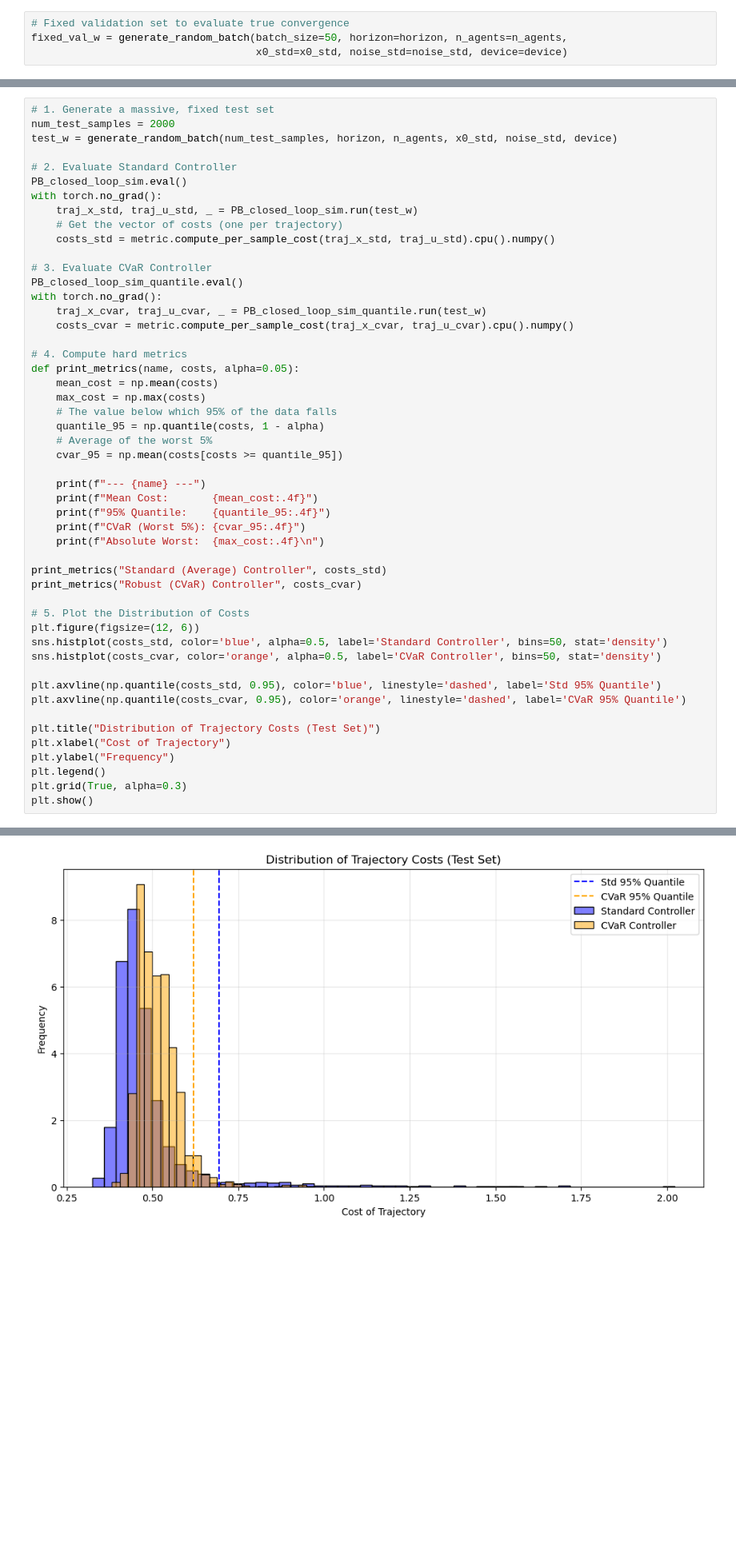
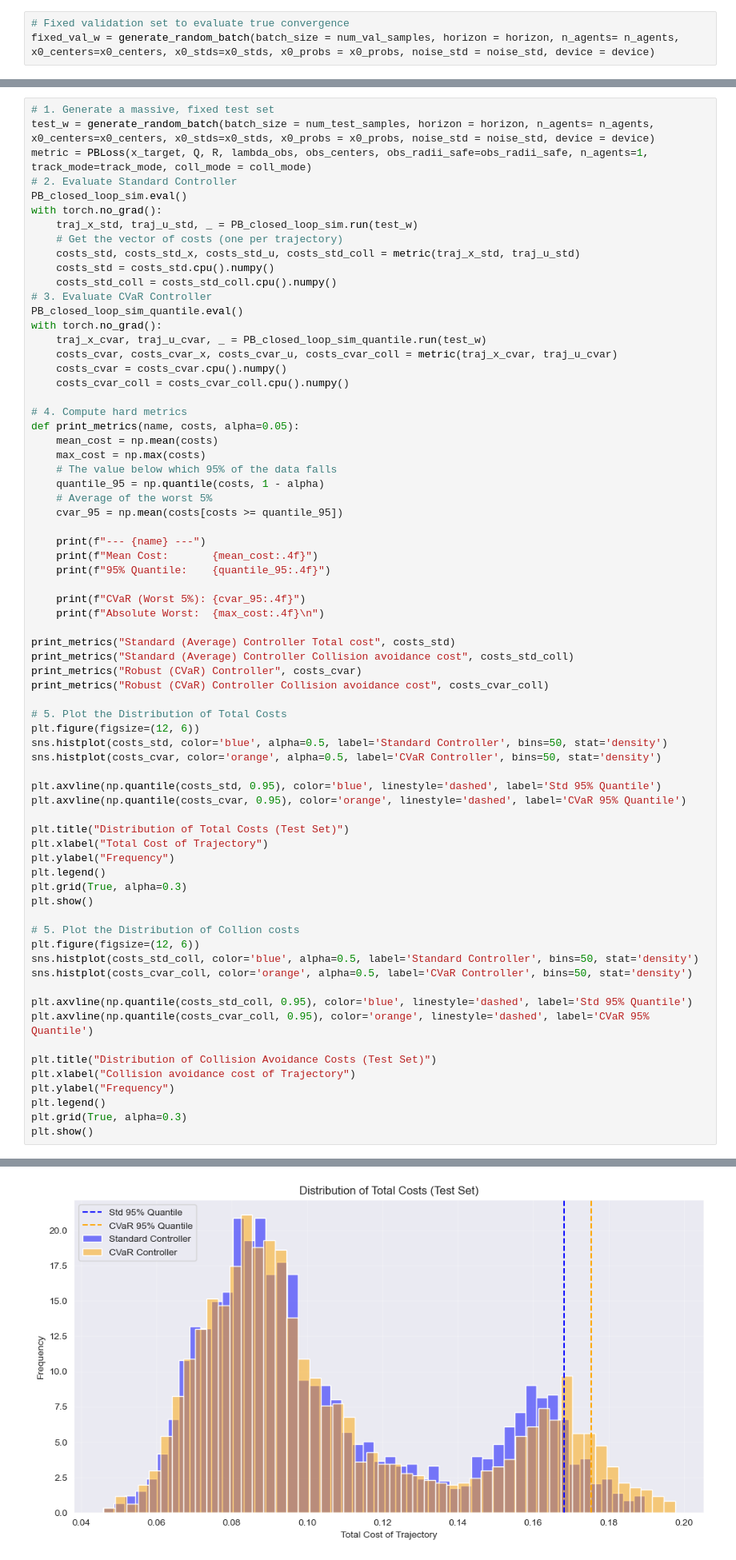
Before and after one commit to laurameroi/Conformal_PB, a Jupyter notebook: main_domain_randomization.ipynb, the cells around one changed output, grey strips where cells are left out. Shown at 80% size. Cells and saved outputs as stored; diff of their text form; blank space fills up the shorter version.

```diff
--- a/main_domain_randomization.ipynb
+++ b/main_domain_randomization.ipynb
@@ -139,7 +134,6 @@ def generate_random_batch(batch_size, horizon, n_agents=1, x0_std=0.2, noise_std
 # %%
 # Fixed validation set to evaluate true convergence
-fixed_val_w = generate_random_batch(batch_size=50, horizon=horizon, n_agents=n_agents,
-                                    x0_std=x0_std, noise_std=noise_std, device=device)
+fixed_val_w = generate_random_batch(batch_size = num_val_samples, horizon = horizon, n_agents= n_agents, x0_centers=x0_centers, x0_stds=x0_stds, x0_probs = x0_probs, noise_std = noise_std, device = device)
 # %% [markdown]
 ## Simulator, nominal model and stabilizing controller
 # %%
@@ -382,21 +426,23 @@ plot_pb_trajectories(
 ## Comparison test
 # %%
 # 1. Generate a massive, fixed test set
-num_test_samples = 2000
-test_w = generate_random_batch(num_test_samples, horizon, n_agents, x0_std, noise_std, device)
-
+test_w = generate_random_batch(batch_size = num_test_samples, horizon = horizon, n_agents= n_agents, x0_centers=x0_centers, x0_stds=x0_stds, x0_probs = x0_probs, noise_std = noise_std, device = device)
+metric = PBLoss(x_target, Q, R, lambda_obs, obs_centers, obs_radii_safe=obs_radii_safe, n_agents=1, track_mode=track_mode, coll_mode = coll_mode)
 # 2. Evaluate Standard Controller
 PB_closed_loop_sim.eval()
 with torch.no_grad():
     traj_x_std, traj_u_std, _ = PB_closed_loop_sim.run(test_w)
     # Get the vector of costs (one per trajectory)
-    costs_std = metric.compute_per_sample_cost(traj_x_std, traj_u_std).cpu().numpy()
-
+    costs_std, costs_std_x, costs_std_u, costs_std_coll = metric(traj_x_std, traj_u_std)
+    costs_std = costs_std.cpu().numpy()
+    costs_std_coll = costs_std_coll.cpu().numpy()
 # 3. Evaluate CVaR Controller
 PB_closed_loop_sim_quantile.eval()
 with torch.no_grad():
     traj_x_cvar, traj_u_cvar, _ = PB_closed_loop_sim_quantile.run(test_w)
-    costs_cvar = metric.compute_per_sample_cost(traj_x_cvar, traj_u_cvar).cpu().numpy()
+    costs_cvar, costs_cvar_x, costs_cvar_u, costs_cvar_coll = metric(traj_x_cvar, traj_u_cvar)
+    costs_cvar = costs_cvar.cpu().numpy()
+    costs_cvar_coll = costs_cvar_coll.cpu().numpy()
 
 # 4. Compute hard metrics
 def print_metrics(name, costs, alpha=0.05):
@@ -410,13 +456,16 @@ def print_metrics(name, costs, alpha=0.05):
     print(f"--- {name} ---")
     print(f"Mean Cost:       {mean_cost:.4f}")
     print(f"95% Quantile:    {quantile_95:.4f}")
+
     print(f"CVaR (Worst 5%): {cvar_95:.4f}")
     print(f"Absolute Worst:  {max_cost:.4f}\n")
 
-print_metrics("Standard (Average) Controller", costs_std)
+print_metrics("Standard (Average) Controller Total cost", costs_std)
+print_metrics("Standard (Average) Controller Collision avoidance cost", costs_std_coll)
 print_metrics("Robust (CVaR) Controller", costs_cvar)
+print_metrics("Robust (CVaR) Controller Collision avoidance cost", costs_cvar_coll)
 
-# 5. Plot the Distribution of Costs
+# 5. Plot the Distribution of Total Costs
 plt.figure(figsize=(12, 6))
 sns.histplot(costs_std, color='blue', alpha=0.5, label='Standard Controller', bins=50, stat='density')
 sns.histplot(costs_cvar, color='orange', alpha=0.5, label='CVaR Controller', bins=50, stat='density')
@@ -424,10 +473,25 @@ sns.histplot(costs_cvar, color='orange', alpha=0.5, label='CVaR Controller', bin
 plt.axvline(np.quantile(costs_std, 0.95), color='blue', linestyle='dashed', label='Std 95% Quantile')
 plt.axvline(np.quantile(costs_cvar, 0.95), color='orange', linestyle='dashed', label='CVaR 95% Quantile')
 
-plt.title("Distribution of Trajectory Costs (Test Set)")
-plt.xlabel("Cost of Trajectory")
+plt.title("Distribution of Total Costs (Test Set)")
+plt.xlabel("Total Cost of Trajectory")
 plt.ylabel("Frequency")
 plt.legend()
 plt.grid(True, alpha=0.3)
 plt.show()
+
+# 5. Plot the Distribution of Collion costs
+plt.figure(figsize=(12, 6))
+sns.histplot(costs_std_coll, color='blue', alpha=0.5, label='Standard Controller', bins=50, stat='density')
+sns.histplot(costs_cvar_coll, color='orange', alpha=0.5, label='CVaR Controller', bins=50, stat='density')
+
+plt.axvline(np.quantile(costs_std_coll, 0.95), color='blue', linestyle='dashed', label='Std 95% Quantile')
+plt.axvline(np.quantile(costs_cvar_coll, 0.95), color='orange', linestyle='dashed', label='CVaR 95% Quantile')
+
+plt.title("Distribution of Collision Avoidance Costs (Test Set)")
+plt.xlabel("Collision avoidance cost of Trajectory")
+plt.ylabel("Frequency")
+plt.legend()
+plt.grid(True, alpha=0.3)
+plt.show()
 # %% [output]
@@ -445 +515 @@ Absolute Worst:  1.5625
-[figure, old version]
+[figure, new version]
```
Also changed, not shown: parts of 25 cells of this notebook, 5 other files.
